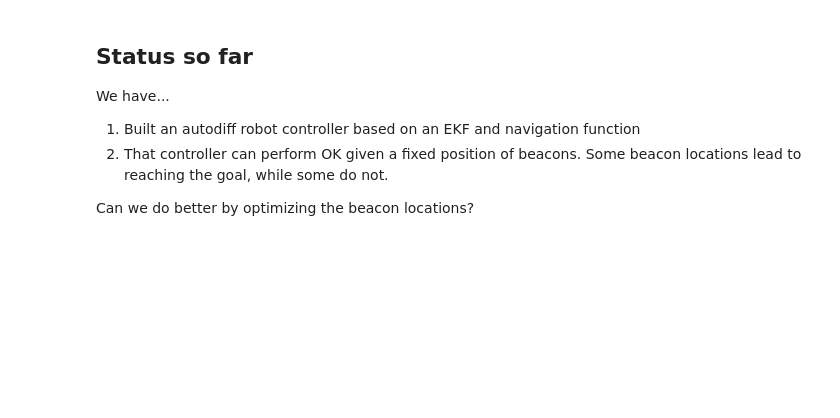
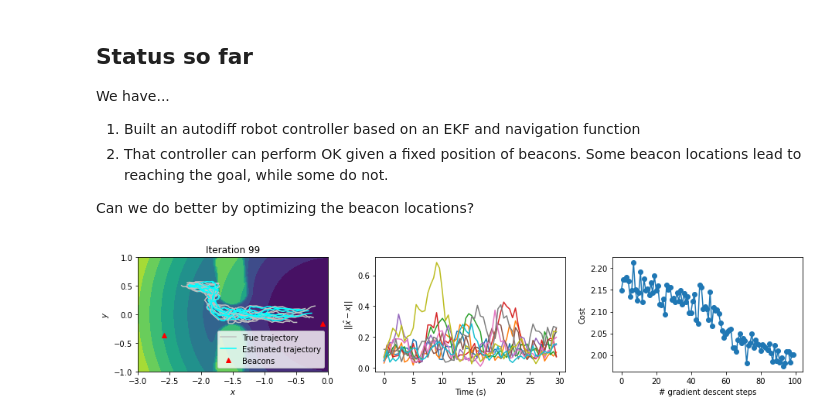
Before and after one commit to MIT-REALM/architect_rss_22, a Jupyter notebook: prototyping/frugal_ekf.ipynb, the cells around one changed output. Cells and saved outputs as stored; diff of their text form; code cells hidden in the pictures; blank space fills up the shorter version.

```diff
--- a/prototyping/frugal_ekf.ipynb
+++ b/prototyping/frugal_ekf.ipynb
@@ -502,12 +502,11 @@ def simulation_wrapper(beacon_locations, prng_key):
     """
     # Set up the parameters of the simulation
     T = 30
-    T = 5
-    dt = 0.1
+    dt = 0.5
     time_steps = int(T / dt)
     observation_noise_covariance = jnp.diag(jnp.array([0.1, 0.01, 0.01]))
     actuation_noise_covariance = dt ** 2 * jnp.diag(jnp.array([0.001, 0.001, 0.01]))
-    initial_state_mean = jnp.array([-2.2, 0.0, 0.0])
+    initial_state_mean = jnp.array([-2.2, 0.5, 0.0])
     initial_state_covariance = 0.001 * jnp.eye(3)
 
     # Simulate
@@ -534,9 +533,8 @@ def cost_from_beacon_locs(beacon_locations, prng_key):
     state_true, state_estimated, _, V_trace = simulation_wrapper(beacon_locations, prng_key)
 
     # Compute cost based on the navigation function
-    cost = 10 * ((state_true - state_estimated) ** 2).sum() + (state_true ** 2).mean()
+    cost = 100 * ((state_true - state_estimated) ** 2).mean() + (state_true ** 2).mean()
     return cost
-
 
 # Optimize the beacon locations, starting from an initial guess
 beacon_locations_0 = jnp.array([
@@ -546,9 +544,9 @@ beacon_locations_0 = jnp.array([
 beacon_locations = beacon_locations_0.clone()
 
 # Set up some details for a gradient-descent-based optimization
-n_steps = 15
-learning_rate = 5e-2  # works for no obstacle case
-learning_rate = 1e-3
+n_steps = 100
+# learning_rate = 5e-2  # works for no obstacle case
+learning_rate = 1e-2
 
 # Set an RNG key
 prng_key = random.PRNGKey(101)
@@ -556,7 +554,7 @@ prng_key = random.PRNGKey(101)
 # Get the grad function
 cost_grad_fn = jax.value_and_grad(cost_from_beacon_locs, argnums=(0,))
 # and parallelize over PRNG keys
-n_sims_per_iter = 128
+n_sims_per_iter = 512
 cost_grad_fn_parallel = jax.vmap(cost_grad_fn, (None, 0))
 simulate_parallel = jax.vmap(simulation_wrapper, (None, 0))
 
@@ -565,7 +563,7 @@ costs = []
 beacon_loc_trace = []
 # prog_bar = tqdm(range(n_steps))
 prog_bar = range(n_steps)
-fig, axs = plt.subplots(1, 3, figsize=(13, 3))
+fig, axs = plt.subplots(1, 3, figsize=(13, 4))
 try:
     for i in prog_bar:
         # Split the prng key
@@ -579,41 +577,47 @@ try:
         cost = cost.mean()
         costs.append(cost)
         beacon_loc_trace.append(beacon_locations)
-        cost_grad = cost_grad[0].mean(axis=0)
+
+        # Clip cost gradients before averaging
+        cost_grad = cost_grad[0]
+#         cost_grad_norm = jnp.linalg.norm(jnp.linalg.norm(cost_grad, axis=-1), axis=-1)
+#         max_grad = 10.0
+#         cost_grad_norm = jnp.where(cost_grad_norm > max_grad, cost_grad_norm / max_grad, 1.0)
+#         cost_grad = cost_grad / jnp.tile(cost_grad_norm, (2, 2, 1)).T
+        cost_grad = cost_grad.mean(axis=0)
 
         # Plot performance
-#         true_states, state_estimates, _, V_trace = simulation_wrapper(beacon_locations, prng_key)
         true_states, state_estimates, _, V_trace = simulate_parallel(beacon_locations, split_keys)
         plt.close(fig)
         fig, axs = plt.subplots(1, 3, figsize=(13, 3))
         contours = axs[0].contourf(X, Y, V, levels=10)
         axs[0].set_xlabel(r"$x$")
         axs[0].set_ylabel(r"$y$")
-        axs[0].plot(beacon_locations[:, 0], beacon_locations[:, 1], "r^", label="Beacons")
         axs[0].plot([], [], "silver", label="True trajectory")
         axs[0].plot([], [], "cyan", label="Estimated trajectory")
         for trace_idx in range(min(n_sims_per_iter, 10)):
             axs[0].plot(true_states[trace_idx, :, 0], true_states[trace_idx, :, 1], "silver")
             axs[0].plot(state_estimates[trace_idx, :, 0], state_estimates[trace_idx, :, 1], "cyan")
+        axs[0].plot(beacon_locations[:, 0], beacon_locations[:, 1], "r^", label="Beacons")
         axs[0].legend()
         axs[0].set_title(f"Iteration {i}")
         state_errors = jnp.linalg.norm(true_states - state_estimates, axis=-1)[:min(n_sims_per_iter, 10)]
-        axs[1].plot(jnp.arange(0, 5, 0.1), state_errors.T)
-#         axs[1].plot([0, 5], [10, 10], "k--", label="Unsafe")
+        axs[1].plot(jnp.arange(0, 30, 0.5), state_errors.T)
         axs[1].set_xlabel("Time (s)")
         axs[1].set_ylabel("$||\\hat{x} - x||$")
-#         axs[1].legend()
         axs[2].plot(costs, "o-")
         axs[2].set_xlabel("# gradient descent steps")
         axs[2].set_ylabel("Cost")
         fig.tight_layout()
         display.display(plt.gcf())
         display.clear_output(wait=True)
 
         # Make the gradient descent step
         beacon_locations = beacon_locations - learning_rate * cost_grad
 except KeyboardInterrupt:
     pass
+# %% [output]
+[figure, added]
 # %%
 fig, axs = plt.subplots(1, 2, figsize=(9, 3))
 # contours = axs[0].contourf(X, Y, V, levels=10)
```
Also changed, not shown: parts of 7 cells of this notebook.
